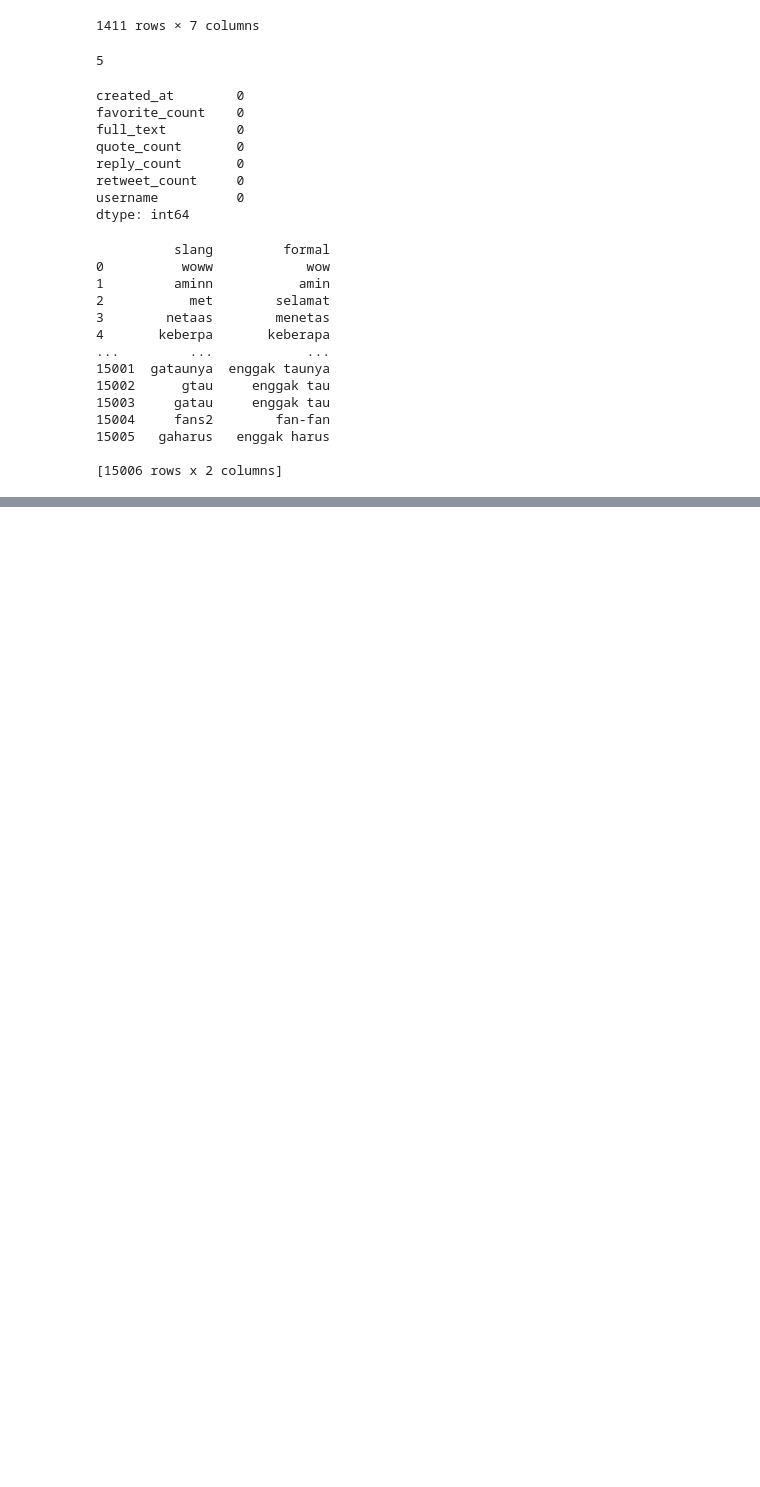
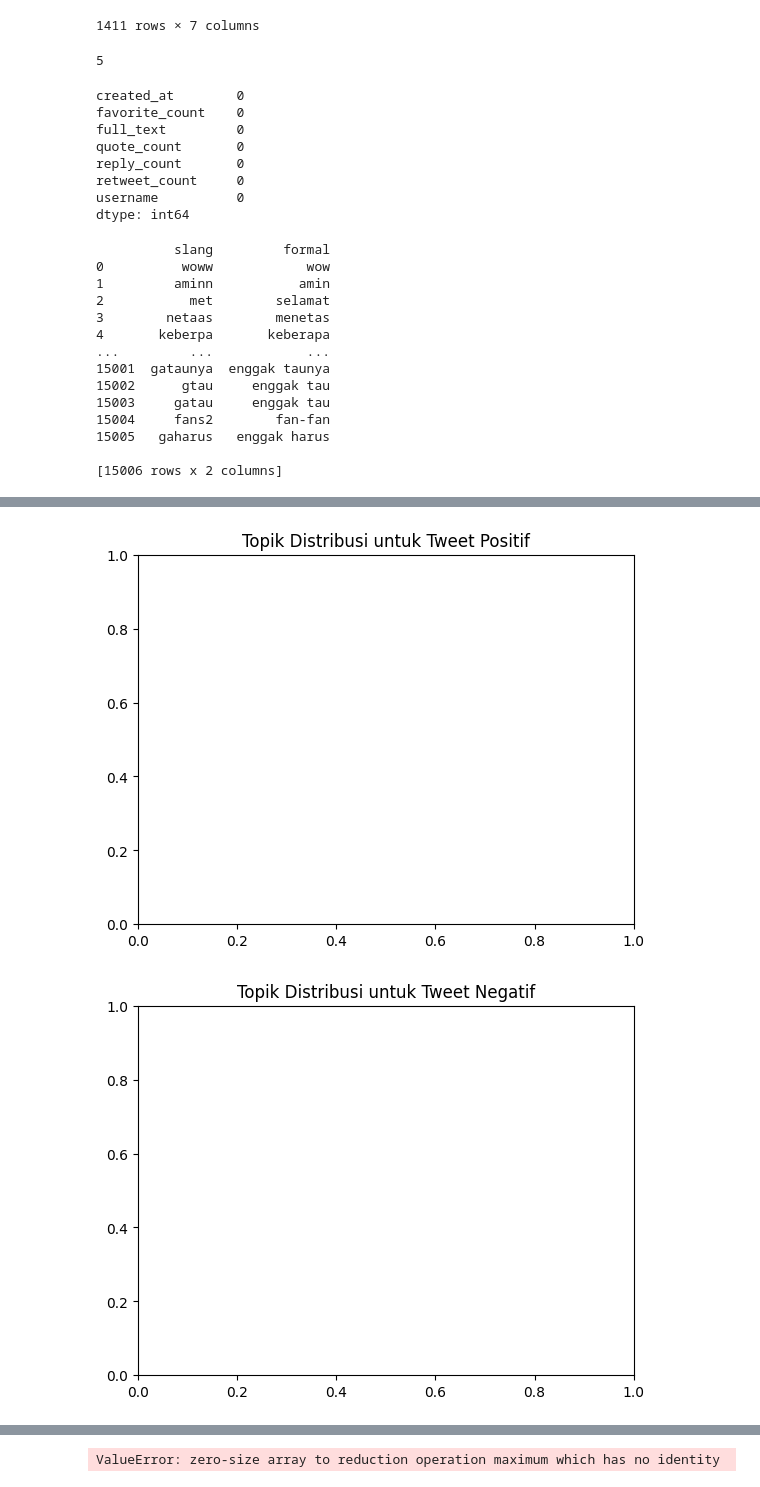
Before and after one commit to mutiarasny/analisis-sosial-media, a Jupyter notebook: analilsis sosmed.ipynb, the cells around one changed output, grey strips where cells are left out. Drawn from its saved outputs; the diff is of its cells as text; code cells hidden in the pictures; blank space fills up the shorter version.

```diff
--- a/analilsis sosmed.ipynb
+++ b/analilsis sosmed.ipynb
@@ -211,0 +526,39 @@ shopee_links
+# %%
+from bertopic import BERTopic
+import matplotlib.pyplot as plt
+
+# Step 1: Filter tweets berdasarkan sentiment (asumsikan df_positive dan df_negative sudah ada)
+df_positive = df[df['sentiment'] == 'Positive']  # Menggunakan 'sentiment' kolom dengan nilai 'Positive' atau 'Negative'
+df_negative = df[df['sentiment'] == 'Negative']
+
+# Step 2: Konversi token menjadi string yang dibutuhkan oleh BERTopic
+texts_positive = [' '.join(tokens) for tokens in df_positive['tokens']]
+texts_negative = [' '.join(tokens) for tokens in df_negative['tokens']]
+
+# Step 3: Buat model BERTopic untuk tweet positif
+topic_model_positive = BERTopic(language="english")  # Sesuaikan bahasa jika bukan bahasa Inggris
+topics_positive, probs_positive = topic_model_positive.fit_transform(texts_positive)
+
+# Step 4: Buat model BERTopic untuk tweet negatif
+topic_model_negative = BERTopic(language="english")  # Sesuaikan bahasa jika bukan bahasa Inggris
+topics_negative, probs_negative = topic_model_negative.fit_transform(texts_negative)
+
+# Step 5: Visualisasi distribusi topik untuk tweet positif
+topic_model_positive.visualize_barchart()
+plt.title("Topik Distribusi untuk Tweet Positif")
+plt.show()
+
+# Step 6: Visualisasi distribusi topik untuk tweet negatif
+topic_model_negative.visualize_barchart()
+plt.title("Topik Distribusi untuk Tweet Negatif")
+plt.show()
+
+# Step 7: Visualisasi representasi topik secara umumnya
+fig_pos = topic_model_positive.visualize_topics()
+plt.title("Representasi Topik untuk Tweet Positif")
+plt.show()
+
+fig_neg = topic_model_negative.visualize_topics()
+plt.title("Representasi Topik untuk Tweet Negatif")
+plt.show()
+# %% [output]
@@ -211,0 +566,2 @@ shopee_links
+[figure, added]
+[figure, added]
@@ -211,0 +569 @@ shopee_links
+ValueError: zero-size array to reduction operation maximum which has no identity
```
Also changed, not shown: parts of 17 cells of this notebook.
